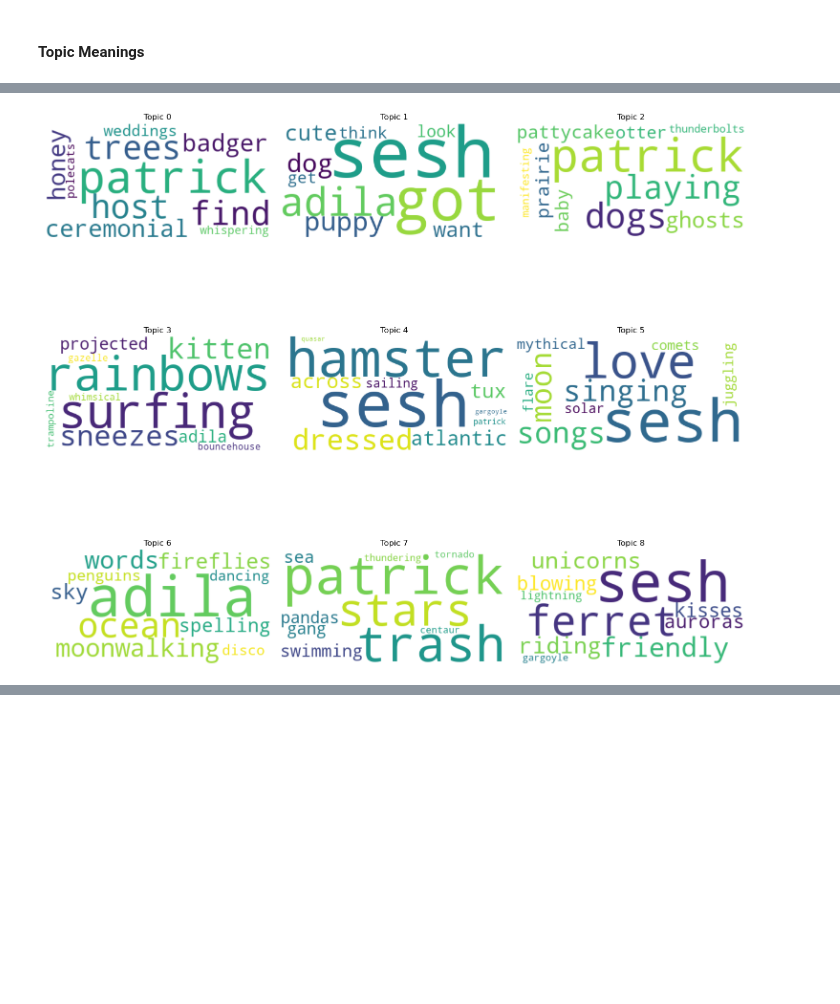
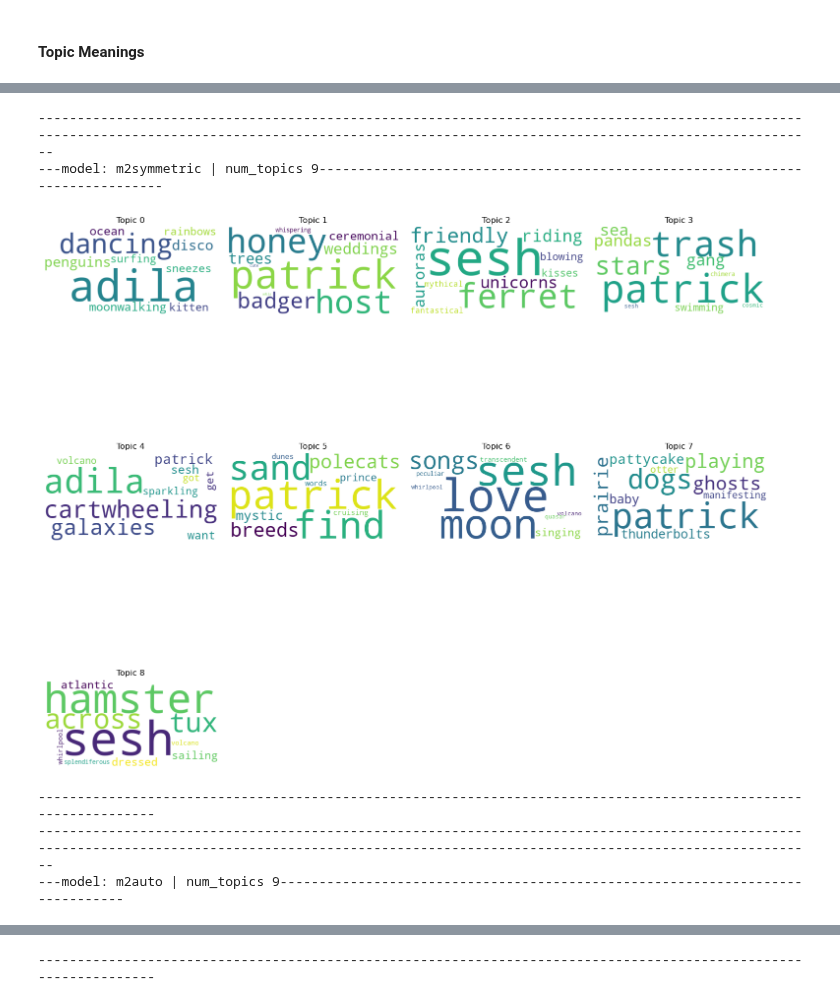
Before and after one commit to blehman/code_samples, a Jupyter notebook: tweet_topic_modeling/tom_robbins_whimsy.ipynb, the cells around one changed output, grey strips where cells are left out. Cells and saved outputs as stored; diff of their text form; code cells hidden in the pictures; blank space fills up the shorter version.

```diff
--- a/tweet_topic_modeling/tom_robbins_whimsy.ipynb
+++ b/tweet_topic_modeling/tom_robbins_whimsy.ipynb
@@ -469,15 +464,17 @@ The results are briefly explored before making a visual.
 import datetime
 time_created = datetime.datetime.now().strftime("%Y%m%d-%H%M%S")
 
-run = True
+run = False
 if run:
     import models.LDA_coherence as LDA_coherence
     from models.viz.utils import get_replaced_tweets
     df_data = LDA_coherence.main(get_replaced_tweets())
     joblib.dump(df_data,f'data/df_data_baseline_{time_created}.joblib')
+    joblib.dump(df_data,f'data/df_data_baseline.joblib')
 else:
     import joblib
-    df_data = joblib.load('data/df_data_baseline_20240316-184238.joblib')
+    df_data = joblib.load('data/df_data_baseline.joblib')
+    #df_data = joblib.load('data/df_data_baseline_20240316-184238.joblib')
 # %% [output]
 Intel MKL WARNING: Support of Intel(R) Streaming SIMD Extensions 4.2 (Intel(R) SSE4.2) enabled only processors has been deprecated. Intel oneAPI Math Kernel Library 2025.0 will require Intel(R) Advanc ...
 Intel MKL WARNING: Support of Intel(R) Streaming SIMD Extensions 4.2 (Intel(R) SSE4.2) enabled only processors has been deprecated. Intel oneAPI Math Kernel Library 2025.0 will require Intel(R) Advanc ...
@@ -641,8 +622,17 @@ Such fun!
 # %%
 from models.viz.utils import generate_word_clouds
 for num_topics in [9]:
-    logic = ((df_coherence["model_name"]=="m2symmetric") & (df_coherence['num_topics']==num_topics))
-    tmp_model = df_coherence[logic]['model'].values[0]
-    generate_word_clouds(tmp_model)
+    for model_name in ["m2symmetric", "m2auto"]:
+        print(f"------------------------------------------------------------------------------------------------------------------------------------------------------------------------------------------------------")
+        print(f"---model: {model_name} | num_topics {num_topics}------------------------------------------------------------------------------")
+        logic = ((df_coherence["model_name"]==model_name) & (df_coherence['num_topics']==num_topics))
+        tmp_model = df_coherence[logic]['model'].values[0]
+        generate_word_clouds(tmp_model, clouds_per_row=4)
+        print(f"-----------------------------------------------------------------------------------------------------------------")
 # %% [output]
+------------------------------------------------------------------------------------------------------------------------------------------------------------------------------------------------------
+---model: m2symmetric | num_topics 9------------------------------------------------------------------------------
-[figure, old version]
+[figure, new version]
+-----------------------------------------------------------------------------------------------------------------
+------------------------------------------------------------------------------------------------------------------------------------------------------------------------------------------------------
+---model: m2auto | num_topics 9------------------------------------------------------------------------------
@@ -649 +640,2 @@ for num_topics in [9]:
+-----------------------------------------------------------------------------------------------------------------
 # %% [markdown]
```
Also changed, not shown: parts of 43 cells of this notebook, 15 other files.
